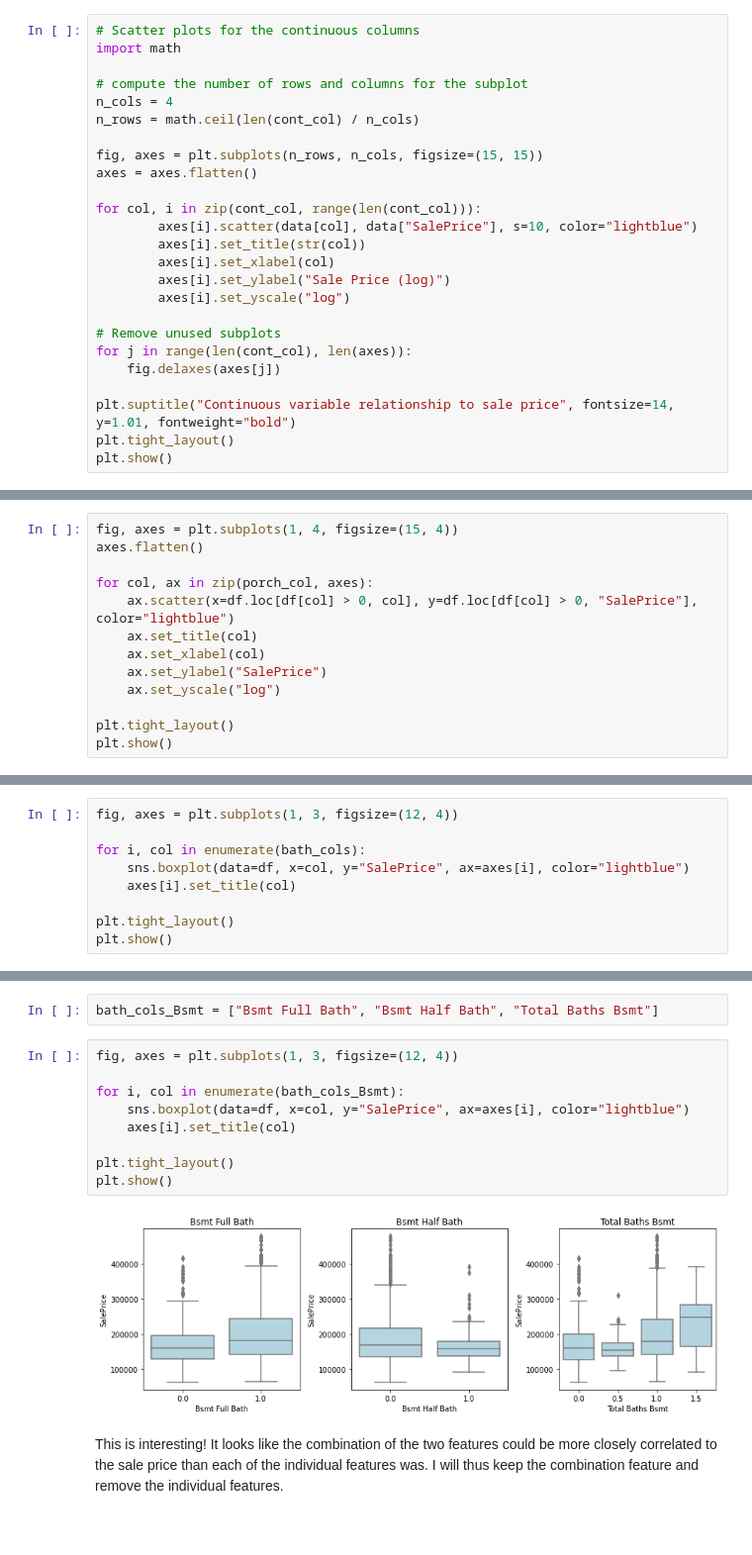
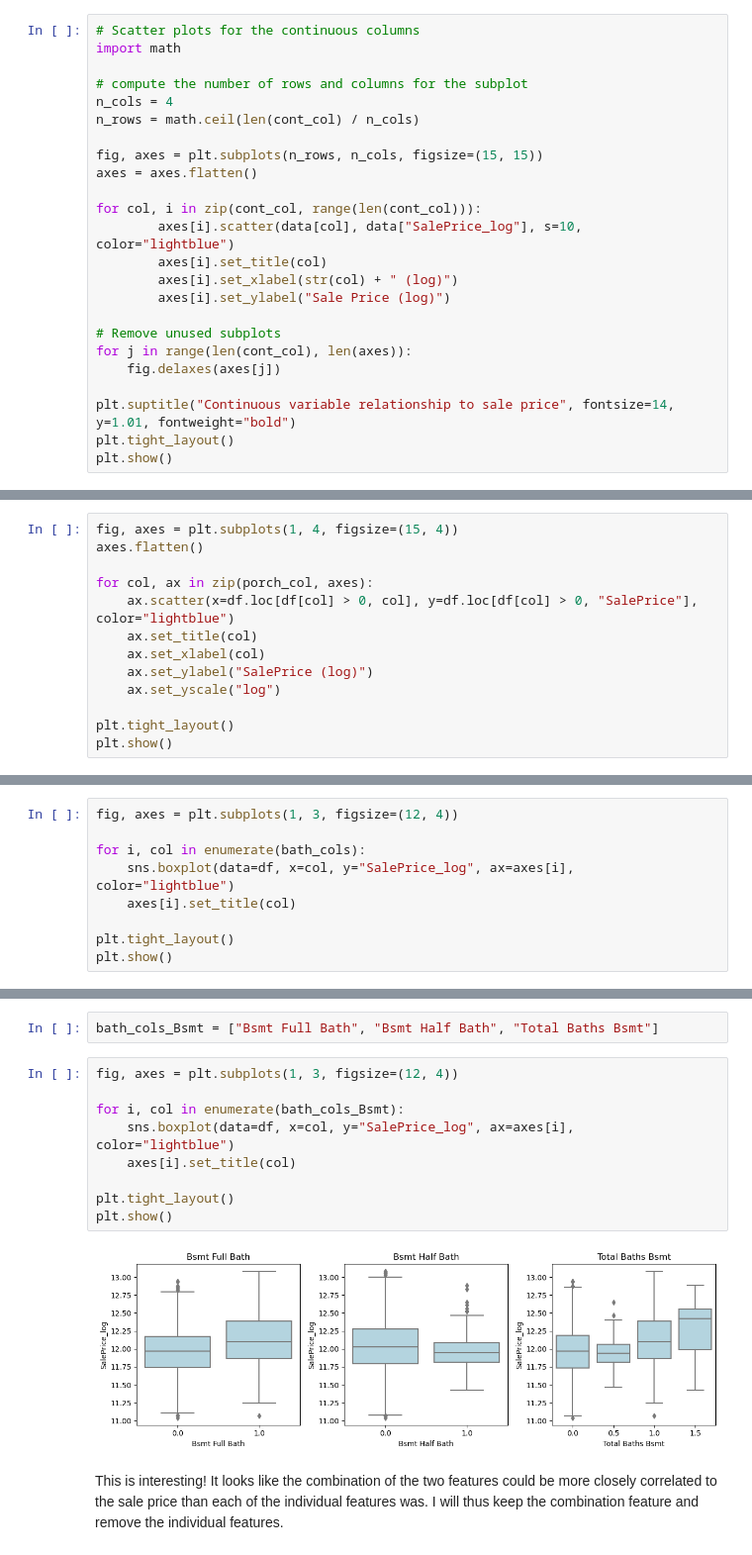
Before and after one commit to OphelieRutschmann/COS_machine_learning, a Jupyter notebook: 03_Machine_Learning_1_Project/02_Feature_Engineering.ipynb, the cells around one changed output, grey strips where cells are left out. Shown at 99% size. Drawn from its saved outputs; the diff is of its cells as text; blank space fills up the shorter version.

```diff
--- a/03_Machine_Learning_1_Project/02_Feature_Engineering.ipynb
+++ b/03_Machine_Learning_1_Project/02_Feature_Engineering.ipynb
@@ -110,11 +113,10 @@ fig, axes = plt.subplots(n_rows, n_cols, figsize=(15, 15))
 axes = axes.flatten()
 
 for col, i in zip(cont_col, range(len(cont_col))):
-        axes[i].scatter(data[col], data["SalePrice"], s=10, color="lightblue")
-        axes[i].set_title(str(col))
-        axes[i].set_xlabel(col)
+        axes[i].scatter(data[col], data["SalePrice_log"], s=10, color="lightblue")
+        axes[i].set_title(col)
+        axes[i].set_xlabel(str(col) + " (log)")
         axes[i].set_ylabel("Sale Price (log)")
-        axes[i].set_yscale("log")
 
 # Remove unused subplots
 for j in range(len(cont_col), len(axes)):
@@ -179,7 +181,7 @@ for col, ax in zip(porch_col, axes):
     ax.scatter(x=df.loc[df[col] > 0, col], y=df.loc[df[col] > 0, "SalePrice"], color="lightblue")
     ax.set_title(col)
     ax.set_xlabel(col)
-    ax.set_ylabel("SalePrice")
+    ax.set_ylabel("SalePrice (log)")
     ax.set_yscale("log")
 
 plt.tight_layout()
@@ -289,7 +291,7 @@ bath_cols = bath_cols + ["Total Baths AbvGr"]
 fig, axes = plt.subplots(1, 3, figsize=(12, 4))
 
 for i, col in enumerate(bath_cols):
-    sns.boxplot(data=df, x=col, y="SalePrice", ax=axes[i], color="lightblue")
+    sns.boxplot(data=df, x=col, y="SalePrice_log", ax=axes[i], color="lightblue")
     axes[i].set_title(col)
 
 plt.tight_layout()
@@ -317,14 +319,14 @@ bath_cols_Bsmt = ["Bsmt Full Bath", "Bsmt Half Bath", "Total Baths Bsmt"]
 # %%
 fig, axes = plt.subplots(1, 3, figsize=(12, 4))
 
 for i, col in enumerate(bath_cols_Bsmt):
-    sns.boxplot(data=df, x=col, y="SalePrice", ax=axes[i], color="lightblue")
+    sns.boxplot(data=df, x=col, y="SalePrice_log", ax=axes[i], color="lightblue")
     axes[i].set_title(col)
 
 plt.tight_layout()
 plt.show()
 # %% [output]
-[figure, old version]
+[figure, new version]
 # %% [markdown]
 This is interesting! It looks like the combination of the two features could be more closely correlated to the sale price than each of the individual features was. I will thus keep the combination feature and remove the individual features.
 # %%
```
Also changed, not shown: parts of 20 cells of this notebook, 3 other files.
